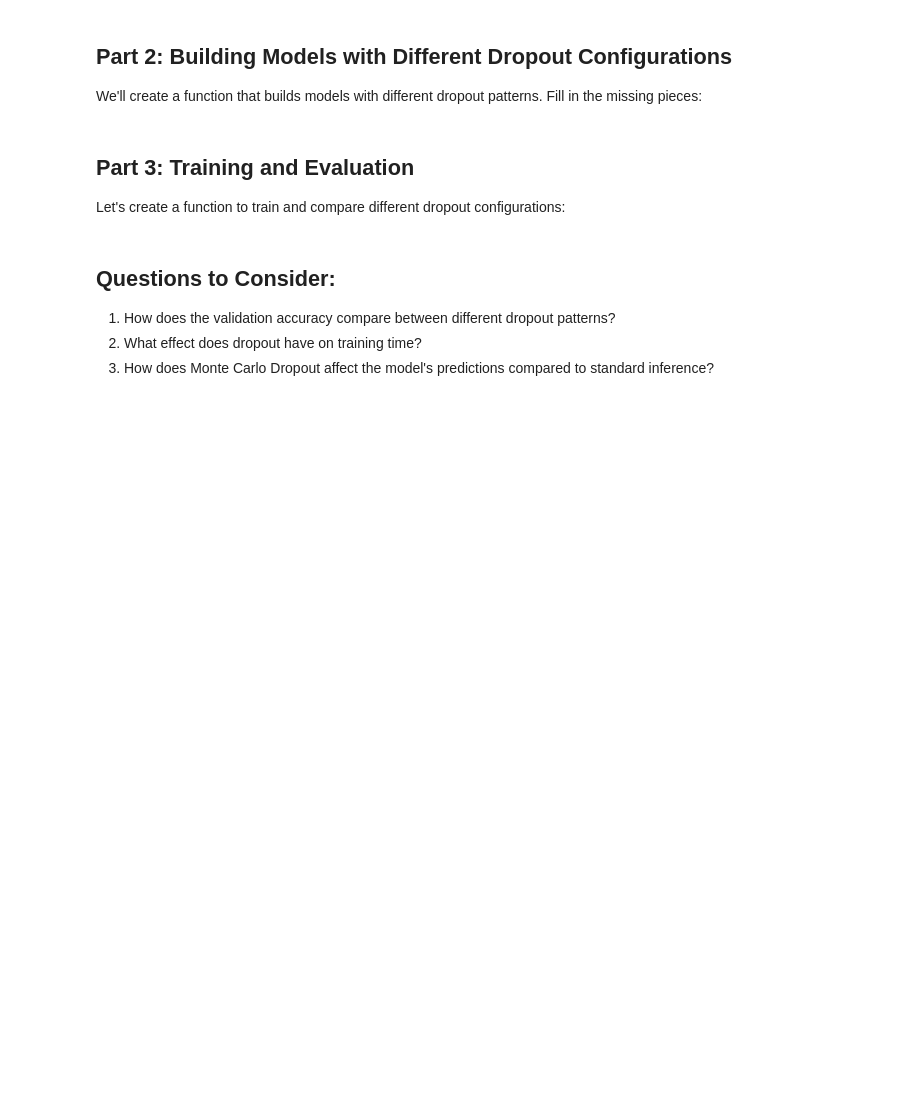
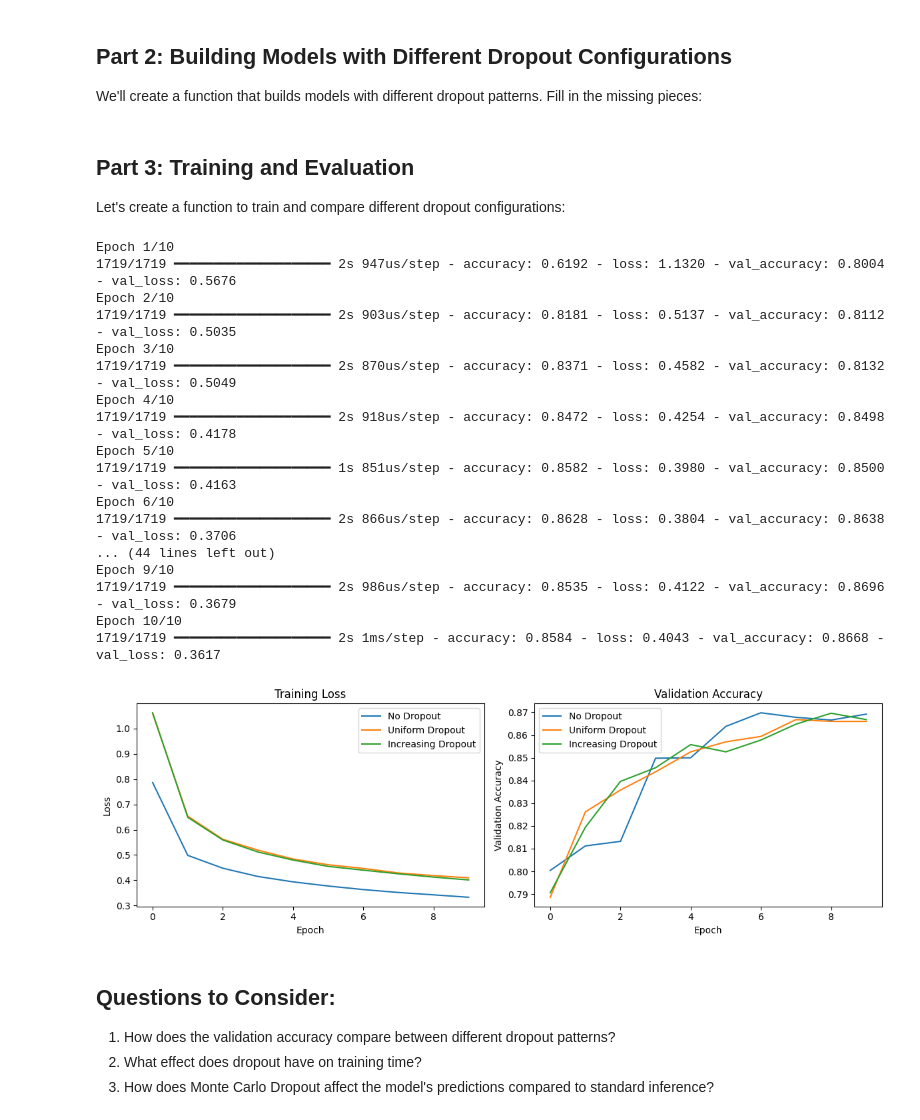
Before and after one commit to SU-IST707/fixed6-lecture-files-AlternativeW, a Jupyter notebook: 13-week13/lab-exercises.ipynb, the cells around one changed output. Saved outputs shown, nothing was run; the diff lists cells and outputs as text; code cells hidden in the pictures; blank space fills up the shorter version.

```diff
--- a/13-week13/lab-exercises.ipynb
+++ b/13-week13/lab-exercises.ipynb
@@ -158,16 +176,19 @@ def create_model(dropout_pattern):
     # Add dropout after each Dense layer according to dropout_pattern
     # Your code here:
     for rate in dropout_pattern:
+
         model.add(tf.keras.layers.Dense(100, activation="relu"))
         if rate is not None:
-            # Add dropout layer with specified rate
+            model.add(tf.keras.layers.Dropout(rate))
             pass
 
     # Add output layer
     model.add(tf.keras.layers.Dense(10, activation="softmax"))
 
     # TODO: Compile the model with appropriate optimizer and metrics
-    # Your code here:
+    model.compile(loss="sparse_categorical_crossentropy",
+                  optimizer=tf.keras.optimizers.SGD(learning_rate = 0.01),
+                  metrics=["accuracy"])
 
     return model
 # %% [markdown]
@@ -192,8 +213,10 @@ def compare_dropout_patterns():
     # TODO: Train a model for each dropout pattern
     # Your code here:
     for name, pattern in patterns.items():
-        model = # Create model with pattern
-        history = # Train model for 10 epochs with validation data
+        model = create_model(dropout_pattern=pattern)
+        history = model.fit(X_train, y_train, epochs=10,
+                            validation_data=(X_valid, y_valid),
+                            verbose=1)
         histories[name] = history
 
     return histories
@@ -203,35 +226,54 @@ def plot_training_curves(histories):
     plt.figure(figsize=(12, 4))
 
     # Plot training loss
     plt.subplot(1, 2, 1)
     for name, history in histories.items():
         # TODO: Plot training loss for each model
-        # Your code here:
+        plt.plot(history.history['loss'], label=name)
         pass
 
     plt.xlabel('Epoch')
     plt.ylabel('Loss')
     plt.legend()
     plt.title('Training Loss')
 
     # Plot validation accuracy
     plt.subplot(1, 2, 2)
     for name, history in histories.items():
         # TODO: Plot validation accuracy for each model
-        # Your code here:
+        plt.plot(history.history['val_accuracy'], label=name)
         pass
 
     plt.xlabel('Epoch')
     plt.ylabel('Validation Accuracy')
     plt.legend()
     plt.title('Validation Accuracy')
 
     plt.tight_layout()
     plt.show()
 
 
 histories = compare_dropout_patterns()
 plot_training_curves(histories)
+# %% [output]
+Epoch 1/10
+1719/1719 ━━━━━━━━━━━━━━━━━━━━ 2s 947us/step - accuracy: 0.6192 - loss: 1.1320 - val_accuracy: 0.8004 - val_loss: 0.5676
+Epoch 2/10
+1719/1719 ━━━━━━━━━━━━━━━━━━━━ 2s 903us/step - accuracy: 0.8181 - loss: 0.5137 - val_accuracy: 0.8112 - val_loss: 0.5035
+Epoch 3/10
+1719/1719 ━━━━━━━━━━━━━━━━━━━━ 2s 870us/step - accuracy: 0.8371 - loss: 0.4582 - val_accuracy: 0.8132 - val_loss: 0.5049
+Epoch 4/10
+1719/1719 ━━━━━━━━━━━━━━━━━━━━ 2s 918us/step - accuracy: 0.8472 - loss: 0.4254 - val_accuracy: 0.8498 - val_loss: 0.4178
+Epoch 5/10
+1719/1719 ━━━━━━━━━━━━━━━━━━━━ 1s 851us/step - accuracy: 0.8582 - loss: 0.3980 - val_accuracy: 0.8500 - val_loss: 0.4163
+Epoch 6/10
+1719/1719 ━━━━━━━━━━━━━━━━━━━━ 2s 866us/step - accuracy: 0.8628 - loss: 0.3804 - val_accuracy: 0.8638 - val_loss: 0.3706
+... (44 lines left out)
+Epoch 9/10
+1719/1719 ━━━━━━━━━━━━━━━━━━━━ 2s 986us/step - accuracy: 0.8535 - loss: 0.4122 - val_accuracy: 0.8696 - val_loss: 0.3679
+Epoch 10/10
+1719/1719 ━━━━━━━━━━━━━━━━━━━━ 2s 1ms/step - accuracy: 0.8584 - loss: 0.4043 - val_accuracy: 0.8668 - val_loss: 0.3617
+[figure, added]
 # %% [markdown]
 
 
```
Also changed, not shown: parts of 7 cells of this notebook.
